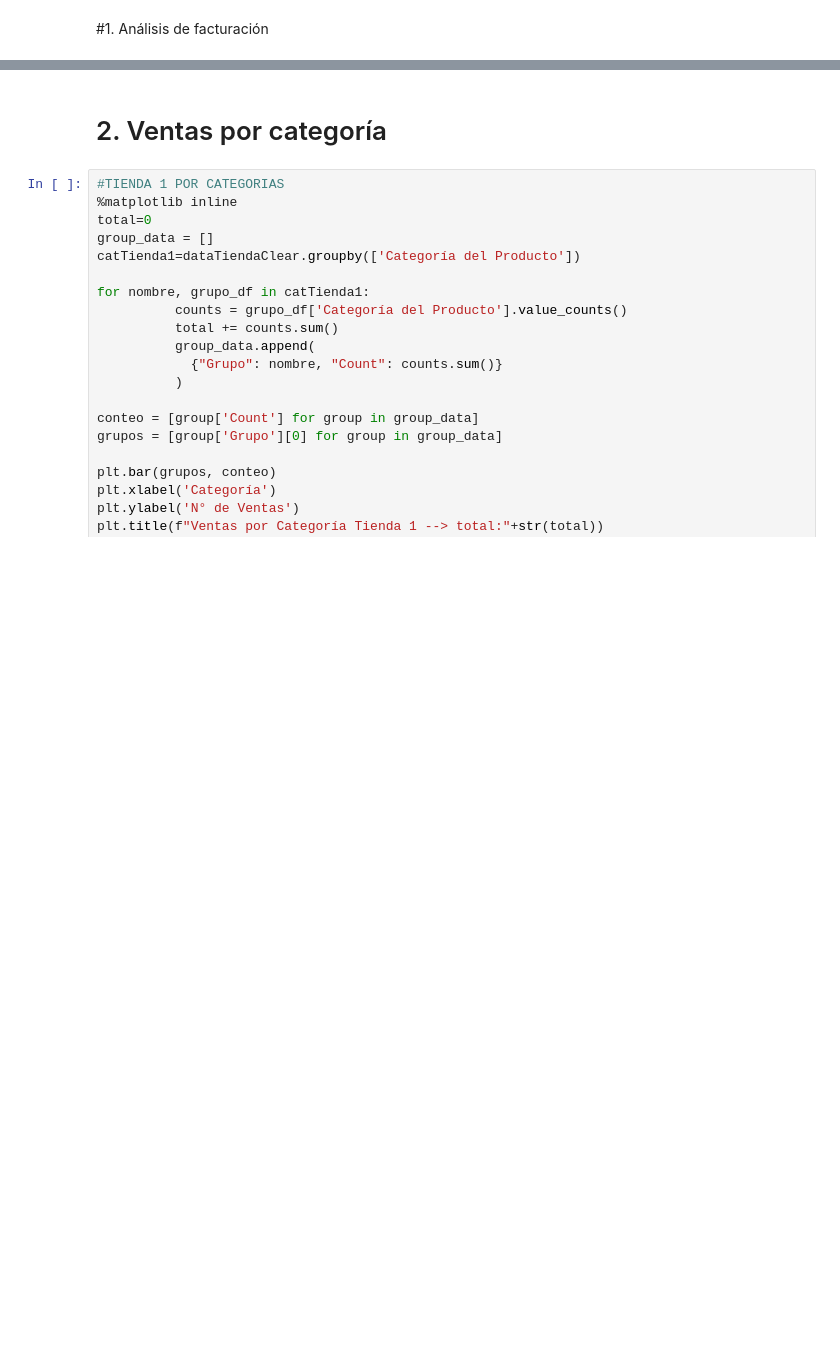
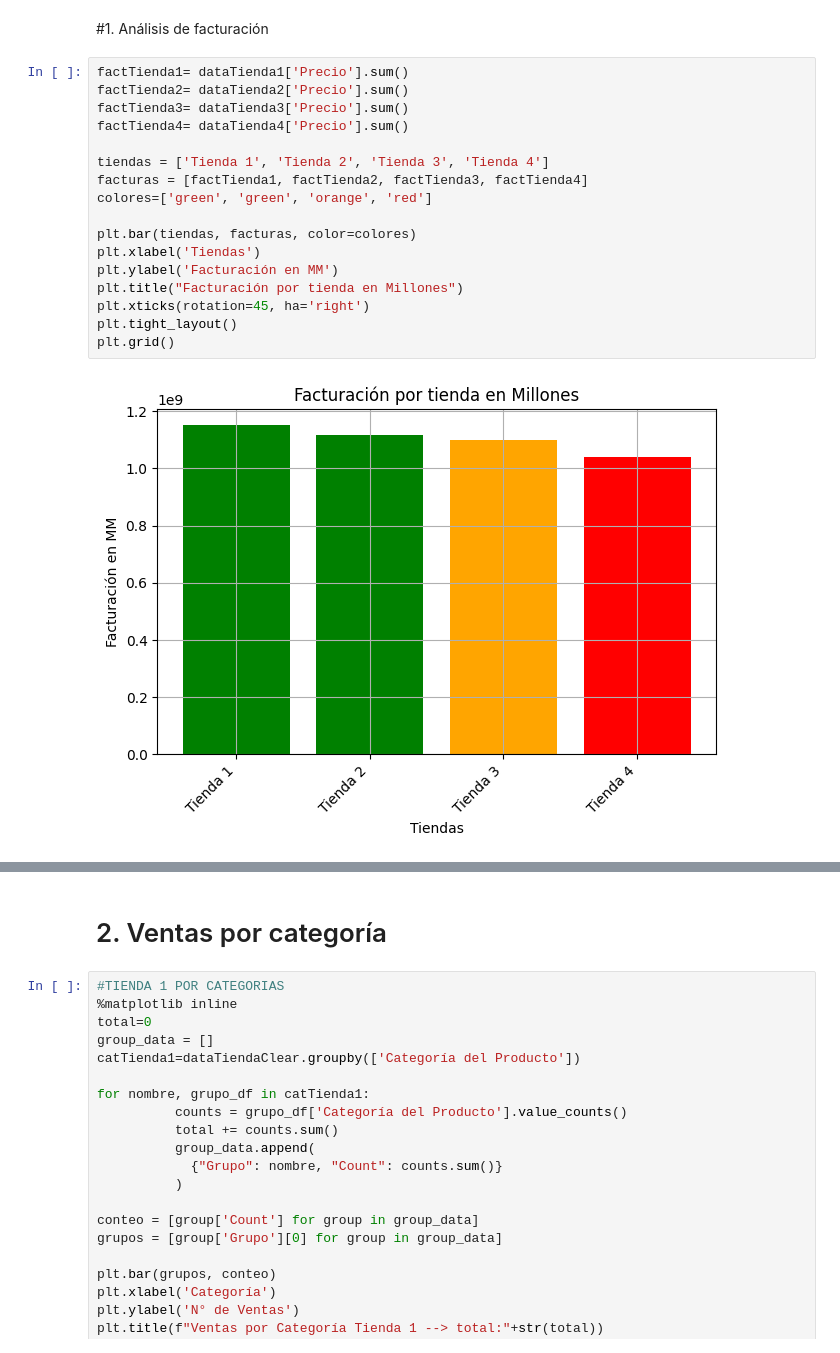
Before and after one commit to educhile1/challenge_datascience1-ONE, a Jupyter notebook: AluraStoreLatam.ipynb, the cells around one changed output, grey strips where cells are left out. Saved outputs shown, nothing was run; the diff lists cells and outputs as text; blank space fills up the shorter version.

```diff
--- a/AluraStoreLatam.ipynb
+++ b/AluraStoreLatam.ipynb
@@ -45,2 +86,21 @@ dataTienda4Clear= dataTienda4.drop(columns=['Cantidad de cuotas', 'lat', 'lon',
 # %% [markdown]
 #1. Análisis de facturación
+# %%
+factTienda1= dataTienda1['Precio'].sum()
+factTienda2= dataTienda2['Precio'].sum()
+factTienda3= dataTienda3['Precio'].sum()
+factTienda4= dataTienda4['Precio'].sum()
+
+tiendas = ['Tienda 1', 'Tienda 2', 'Tienda 3', 'Tienda 4']
+facturas = [factTienda1, factTienda2, factTienda3, factTienda4]
+colores=['green', 'green', 'orange', 'red']
+
+plt.bar(tiendas, facturas, color=colores)
+plt.xlabel('Tiendas')
+plt.ylabel('Facturación en MM')
+plt.title("Facturación por tienda en Millones")
+plt.xticks(rotation=45, ha='right')
+plt.tight_layout()
+plt.grid()
+# %% [output]
+[figure, added]
```
Also changed, not shown: parts of 8 cells of this notebook.
